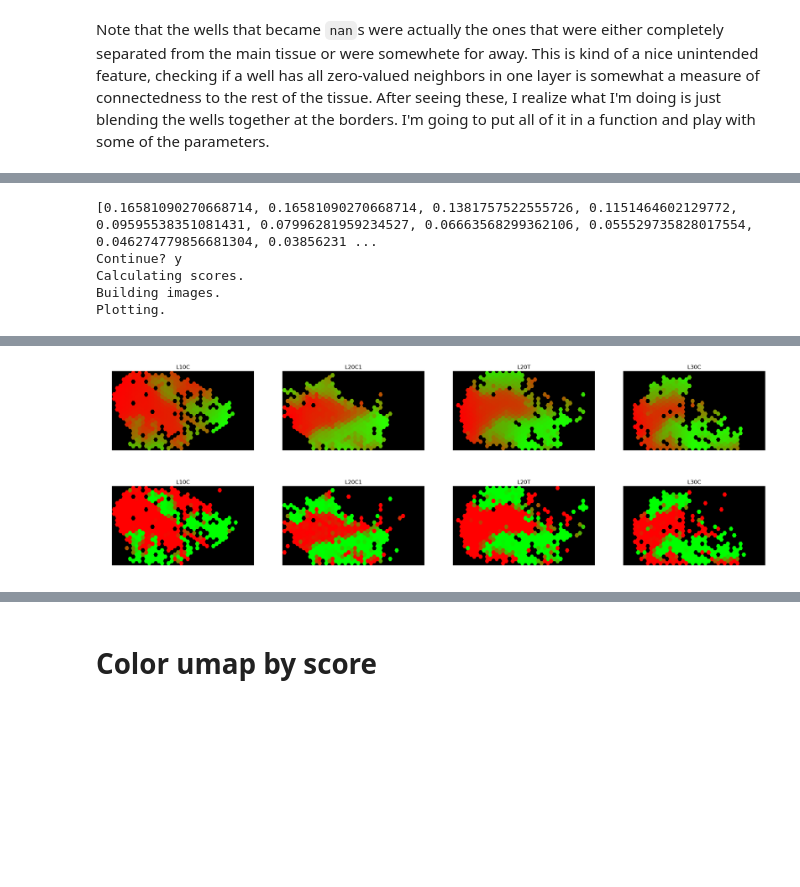
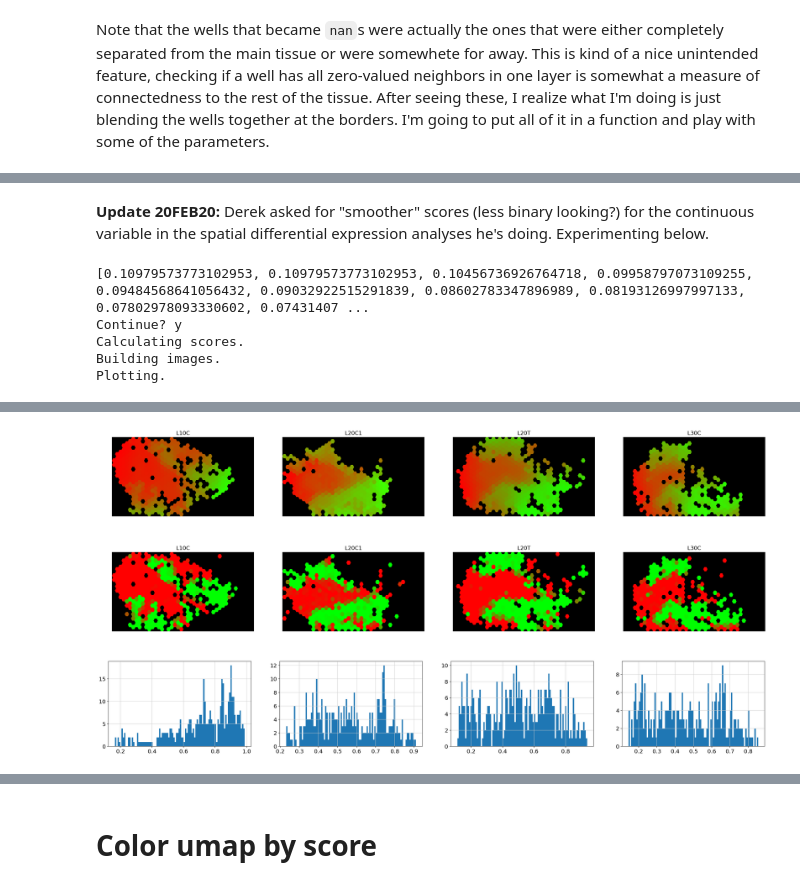
Before and after one commit to yelabucsf/spatial, a Jupyter notebook: spatial.notebooks/hex.images.analysis.ipynb, the cells around one changed output, grey strips where cells are left out. Saved outputs shown, nothing was run; the diff lists cells and outputs as text; code cells hidden in the pictures; blank space fills up the shorter version.

Commit message:
updating for organization, new continuous modeling notebooks

```diff
--- a/spatial.notebooks/hex.images.analysis.ipynb
+++ b/spatial.notebooks/hex.images.analysis.ipynb
@@ -482,0 +487,2 @@ Plotting.
+# %% [markdown]
+**Update 20FEB20:** Derek asked for "smoother" scores (less binary looking?) for the continuous variable in the spatial differential expression analyses he's doing. Experimenting below.
@@ -483,7 +491,7 @@ Plotting.
 # %%
-nonzero = score_wells(segment, 10, 1.2)
+nonzero = score_wells(segment, 10, 1.05)
 # %% [output]
-[0.16581090270668714, 0.16581090270668714, 0.1381757522555726, 0.1151464602129772, 0.09595538351081431, 0.07996281959234527, 0.06663568299362106, 0.055529735828017554, 0.046274779856681304, 0.03856231 ...
+[0.10979573773102953, 0.10979573773102953, 0.10456736926764718, 0.09958797073109255, 0.09484568641056432, 0.09032922515291839, 0.08602783347896989, 0.08193126997997133, 0.07802978093330602, 0.07431407 ...
 Continue? y
 Calculating scores.
 Building images.
@@ -491,2 +500,3 @@ Plotting.
 [figure]
 [figure]
+[figure, added]
```
Also changed, not shown: parts of 16 cells of this notebook, 19 other files.
